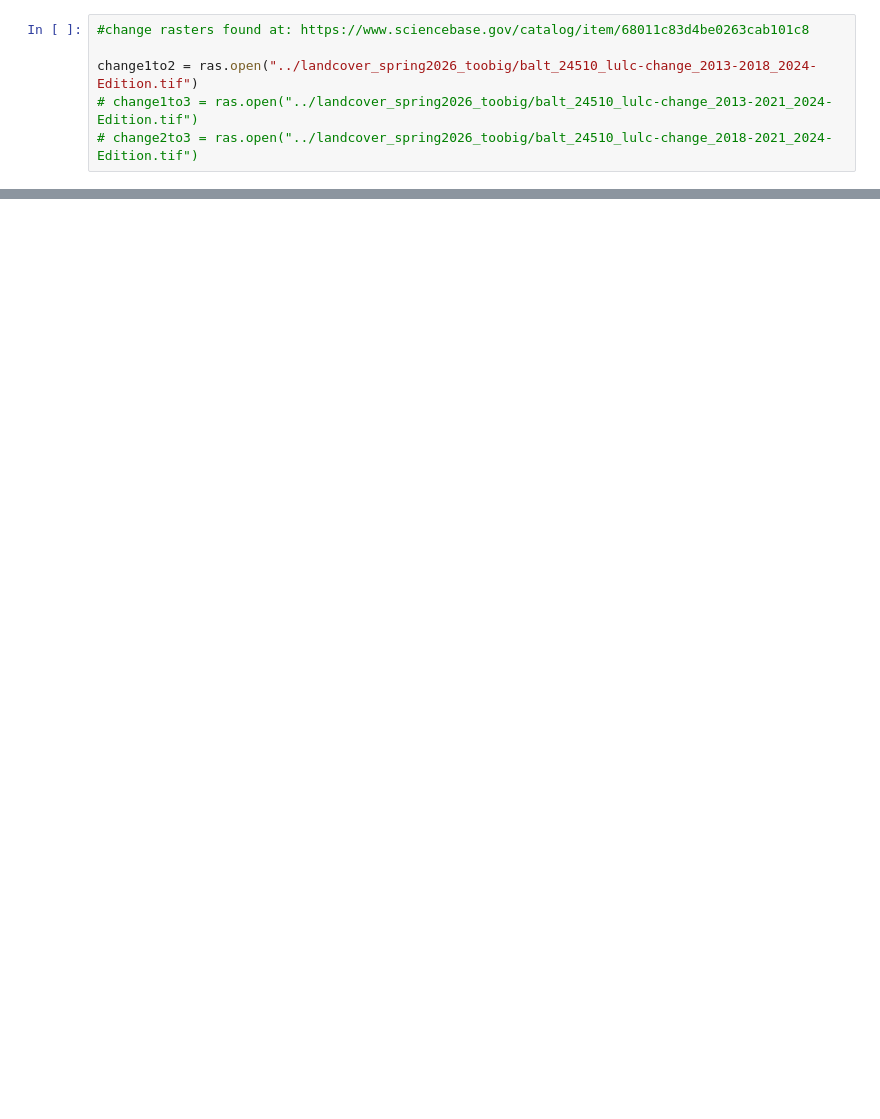
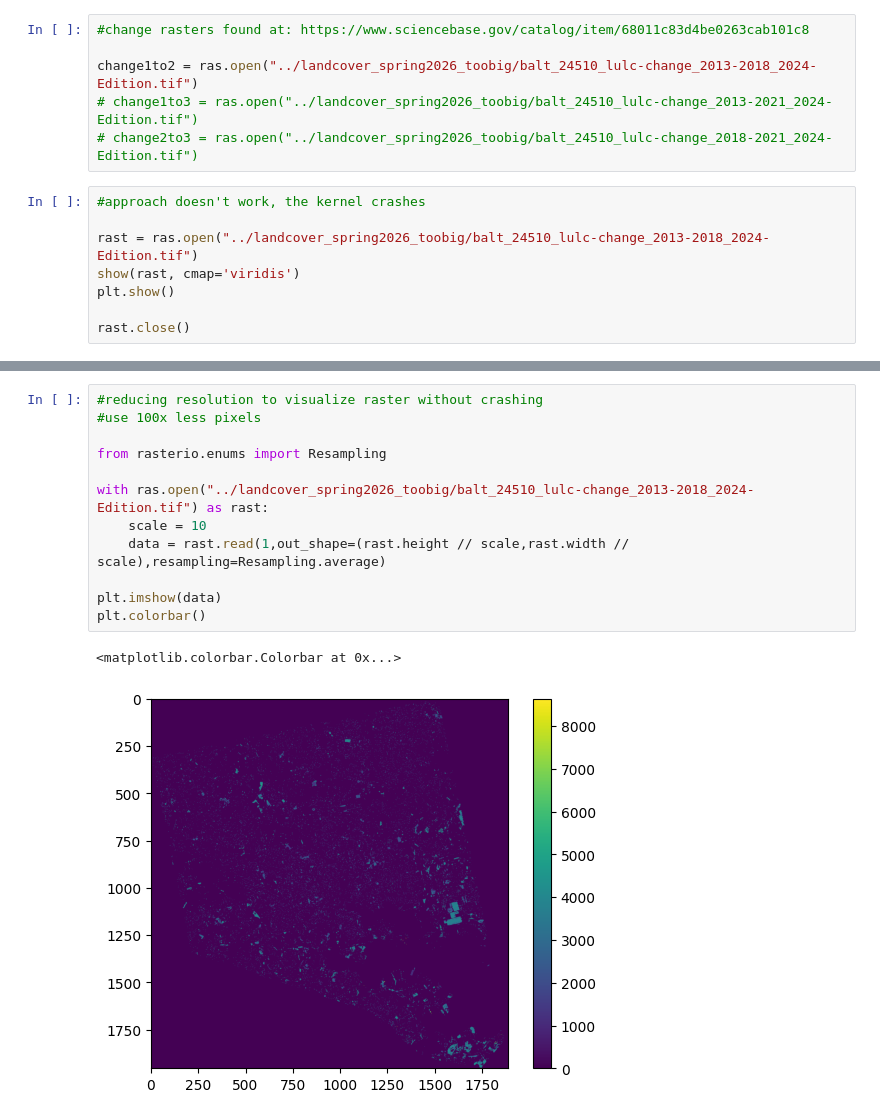
Before and after one commit to mosiahmaddox-tech/landcover_spring2026, a Jupyter notebook: landcover_01.ipynb, the cells around one changed output, grey strips where cells are left out. Drawn from its saved outputs; the diff is of its cells as text; blank space fills up the shorter version.

```diff
--- a/landcover_01.ipynb
+++ b/landcover_01.ipynb
@@ -23,6 +21,14 @@ Matplotlib is building the font cache; this may take a moment.
 change1to2 = ras.open("../landcover_spring2026_toobig/balt_24510_lulc-change_2013-2018_2024-Edition.tif")
 # change1to3 = ras.open("../landcover_spring2026_toobig/balt_24510_lulc-change_2013-2021_2024-Edition.tif")
 # change2to3 = ras.open("../landcover_spring2026_toobig/balt_24510_lulc-change_2018-2021_2024-Edition.tif")
+# %%
+#approach doesn't work, the kernel crashes
+
+rast = ras.open("../landcover_spring2026_toobig/balt_24510_lulc-change_2013-2018_2024-Edition.tif")
+show(rast, cmap='viridis')
+plt.show()
+
+rast.close()
 # %%
 #read pixels in the raster
 
@@ -48,0 +47,15 @@ AttributeError: AxesImage.set() got an unexpected keyword argument 'band'
+# %%
+#reducing resolution to visualize raster without crashing
+#use 100x less pixels
+
+from rasterio.enums import Resampling
+
+with ras.open("../landcover_spring2026_toobig/balt_24510_lulc-change_2013-2018_2024-Edition.tif") as rast:
+    scale = 10
+    data = rast.read(1,out_shape=(rast.height // scale,rast.width // scale),resampling=Resampling.average)
+
+plt.imshow(data)
+plt.colorbar()
+# %% [output]
+<matplotlib.colorbar.Colorbar at 0x...>
+[figure, added]
```
Also changed, not shown: parts of 4 cells of this notebook.
